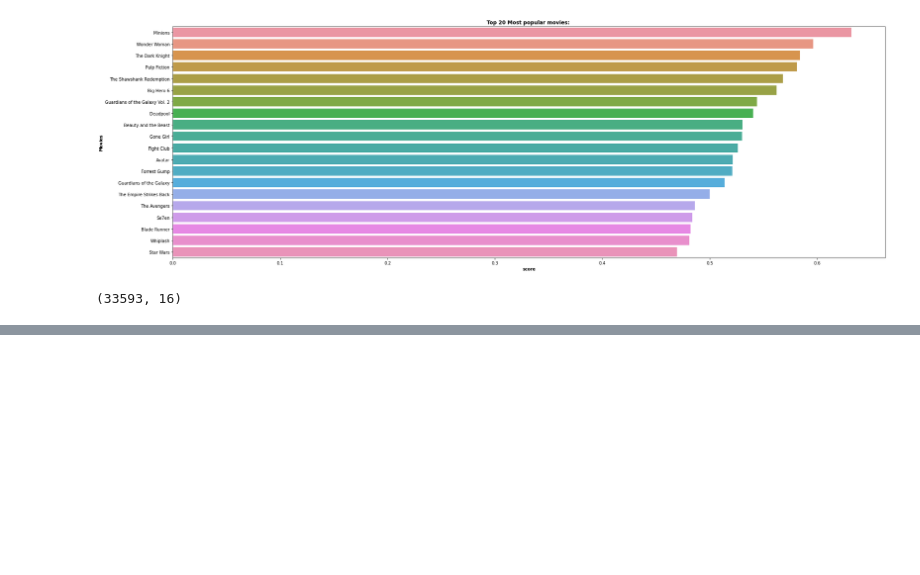
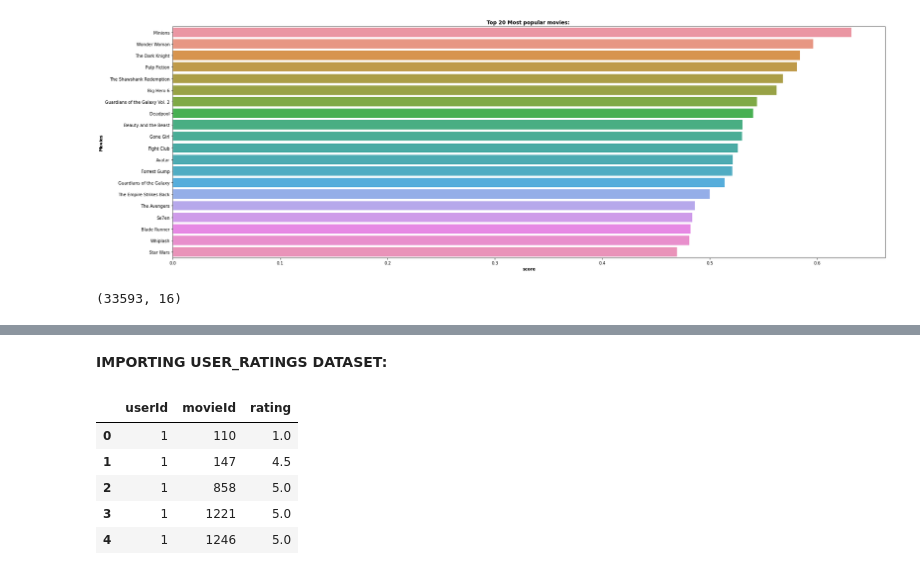
Before and after one commit to disha2sinha/Movie-Recommendation-System, a Jupyter notebook: Recommendation_System.ipynb, the cells around one changed output, grey strips where cells are left out. Saved outputs shown, nothing was run; the diff lists cells and outputs as text; code cells hidden in the pictures; blank space fills up the shorter version.

```diff
--- a/Recommendation_System.ipynb
+++ b/Recommendation_System.ipynb
@@ -178,3 +178,19 @@ popular_movies.head()
 | 2 | 58559 | The Dark Knight | 185000000 | 8.195584e+08 | 0.583985 | 2008 | Wednesday | Drama|Action|Crime|Thriller | United Kingdom|United States of A... | ... |
 | 3 | 296 | Pulp Fiction | 8000000 | 2.059288e+08 | 0.581325 | 1994 | Saturday | Thriller|Crime | United States of America | ... |
 | 4 | 318 | The Shawshank Redemption | 25000000 | 3.341469e+06 | 0.568223 | 1994 | Friday | Drama|Crime | United States of America | ... |
+# %% [markdown]
+**IMPORTING USER_RATINGS DATASET:**
+# %%
+#https://drive.google.com/file/d/1nVaAmYBm8xnDR8ynF9eX0qY06_c5ZzqG/view?usp=sharing
+id='1nVaAmYBm8xnDR8ynF9eX0qY06_c5ZzqG'
+downloaded = drive.CreateFile({'id':id})
+downloaded.GetContentFile('RevisedRatings.csv')
+user_ratings = pd.read_csv('RevisedRatings.csv',engine='python',index_col=0)
+user_ratings.head()
+# %% [output]
+|  | userId | movieId | rating |
+| 0 | 1 | 110 | 1.0 |
+| 1 | 1 | 147 | 4.5 |
+| 2 | 1 | 858 | 5.0 |
+| 3 | 1 | 1221 | 5.0 |
+| 4 | 1 | 1246 | 5.0 |
```
Also changed, not shown: parts of 10 cells of this notebook.
